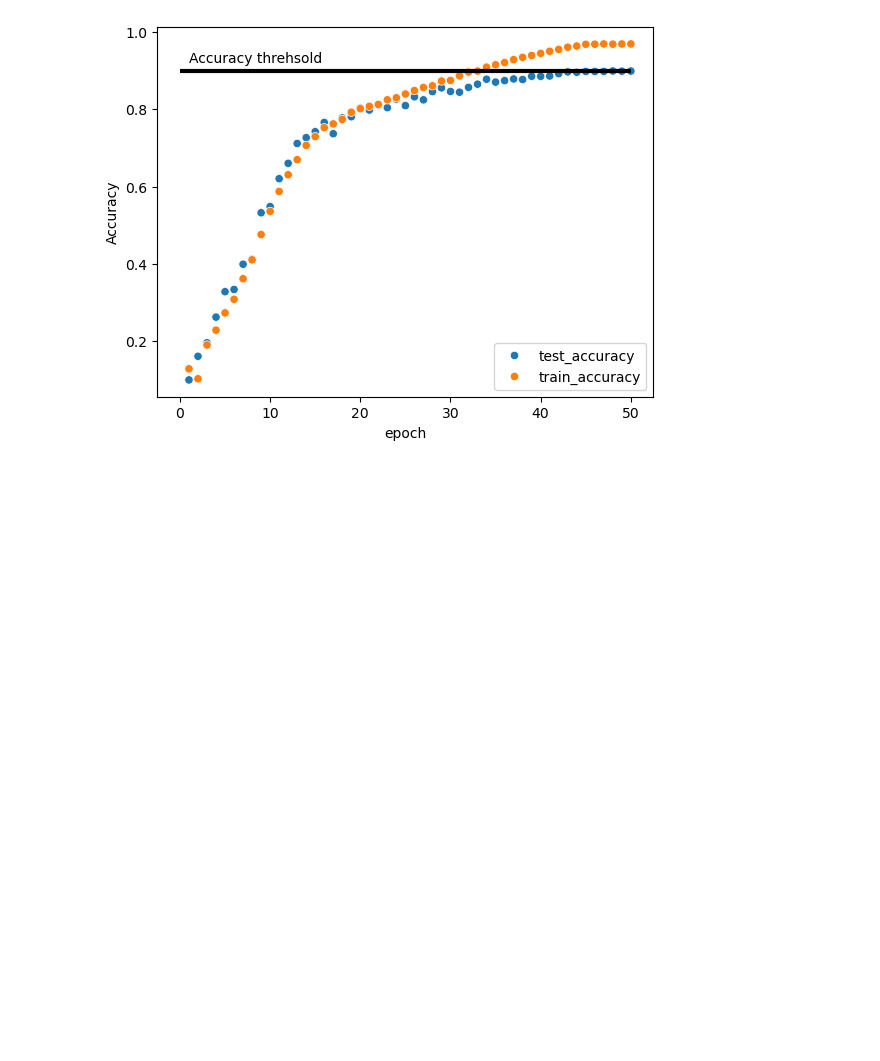
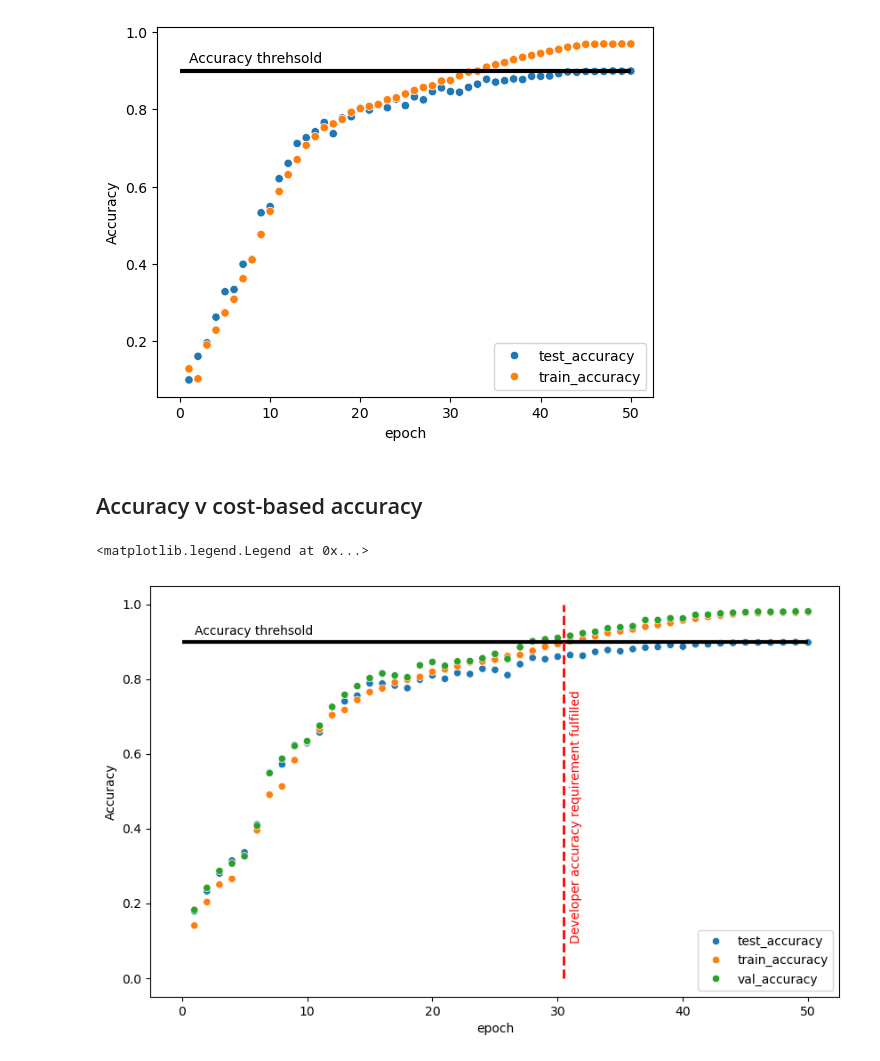
Before and after one commit to lucas-ubm/dnn-mode-connectivity, a Jupyter notebook: Exploration.ipynb, the cells around one changed output. Saved outputs shown, nothing was run; the diff lists cells and outputs as text; code cells hidden in the pictures; blank space fills up the shorter version.

```diff
--- a/Exploration.ipynb
+++ b/Exploration.ipynb
@@ -12,8 +12,7 @@ mlflow.__version__
 experiments = mlflow.search_experiments()
 # %%
 # Extract runs from a specific experiment
-experiment_id = experiments[0].experiment_id
+# experiments[0].experiment_id
+
+experiment_id = '870565023039204259'
 runs = mlflow.search_runs(experiment_ids=[experiment_id])
-RUN_ID = runs[runs["tags.mlflow.runName"]=="painted-turtle-210"].run_id.iloc[0]
-client = mlflow.MlflowClient()
-run = client.get_run(RUN_ID)
@@ -35,3 +66,33 @@ g.legend(loc='lower right')
 # %% [output]
 <matplotlib.legend.Legend at 0x...>
 [figure]
+# %% [markdown]
+## Accuracy v cost-based accuracy
+# %%
+run_names = ['serious-sloth-51', 'masked-hawk-571', 'indecisive-finch-168', 'intelligent-hawk-589']
+# RUN_ID = runs[runs["tags.mlflow.runName"]=="indecisive-finch-168"].run_id.iloc[0]
+RUN_ID = runs[runs["tags.mlflow.runName"]==run_names[0]].run_id.iloc[0]
+
+client = mlflow.MlflowClient()
+run = client.get_run(RUN_ID)
+
+metrics_history = {}
+for metric in run.data.metrics.keys():
+    metric_history = client.get_metric_history(run_id=RUN_ID, key=metric)
+    metrics_history[metric] = [metric_history.value for metric_history in metric_history]
+metrics_history_df = pd.DataFrame(metrics_history)
+metrics_history_df['epoch'] = metrics_history_df.index + 1
+# %%
+short_metrics_history_df = metrics_history_df.melt(id_vars=['epoch'], var_name='metric', value_name='value')
+accuracy_only = ['train_accuracy', 'val_accuracy', 'test_accuracy']
+fig, ax = plt.subplots(figsize=(10, 6))
+g = sns.scatterplot(data=short_metrics_history_df[short_metrics_history_df.metric.isin(accuracy_only)], x='epoch', y='value', hue='metric', ax=ax)
+plt.hlines(xmin=0, xmax=short_metrics_history_df.epoch.max(), y=0.9, color='black', linewidth=3)
+plt.vlines(x=30.5, ymin=0, ymax=1, color='red', linestyle='--', linewidth=2)
+g.set_ylabel('Accuracy')
+g.text(1, 0.92, 'Accuracy threhsold', color='black')
+g.text(31, 0.1, 'Developer accuracy requirement fulfilled', color='red', rotation=90)
+g.legend(loc='lower right')
+# %% [output]
+<matplotlib.legend.Legend at 0x...>
+[figure, added]
```
Also changed, not shown: parts of 7 cells of this notebook, 8 other files.
